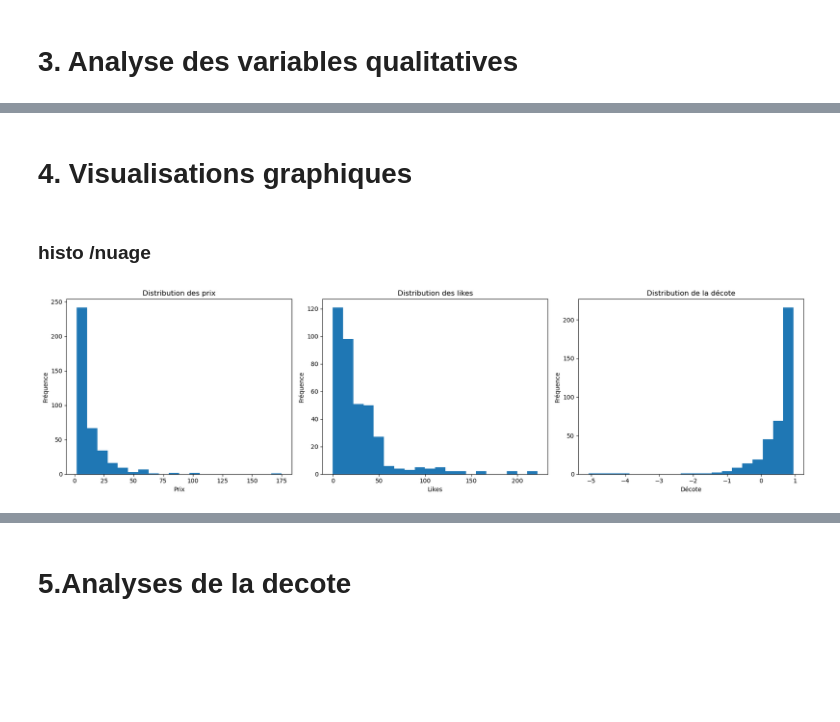
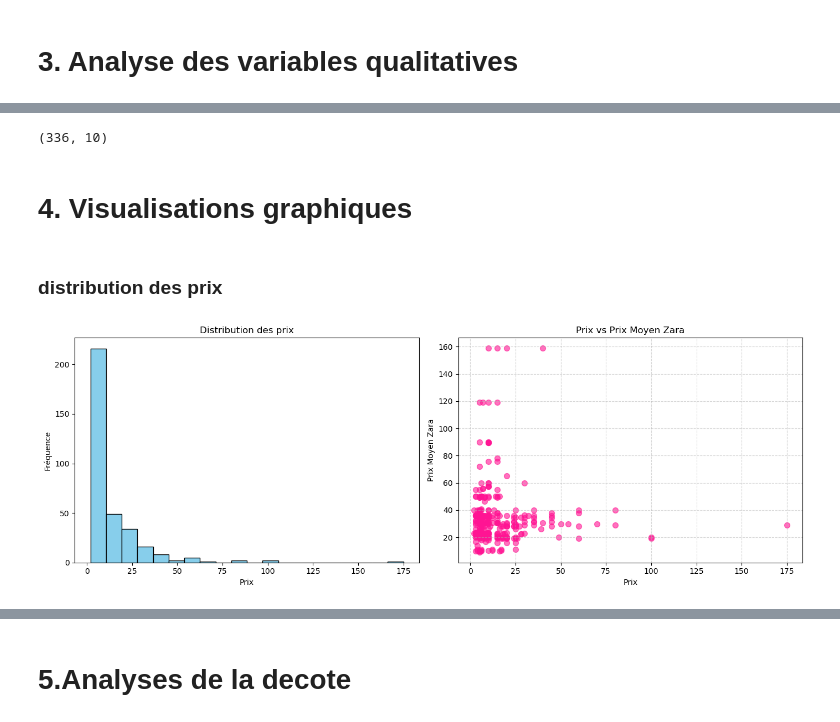
Before and after one commit to NourBouabid/Vinted-Zara-scrapping-et-analyse, a Jupyter notebook: Analyse_descriptives.ipynb, the cells around one changed output, grey strips where cells are left out. Drawn from its saved outputs; the diff is of its cells as text; code cells hidden in the pictures; blank space fills up the shorter version.

```diff
--- a/Analyse_descriptives.ipynb
+++ b/Analyse_descriptives.ipynb
@@ -85,28 +81,74 @@ Name: count, dtype: int64
+# %%
+# ===== FILTRAGE DES GROUPES AVEC AU MOINS 10 OBSERVATIONS =====
+
+# Catégories fréquentes
+categories_valides = Dataset_final["categorie"].value_counts()
+categories_valides = categories_valides[categories_valides >= 10].index
+
+# Matières fréquentes
+matieres_valides = Dataset_final["matiere"].value_counts()
+matieres_valides = matieres_valides[matieres_valides >= 10].index
+
+# Couleurs fréquentes
+couleurs_valides = Dataset_final["couleur"].value_counts()
+couleurs_valides = couleurs_valides[couleurs_valides >= 10].index
+
+# États fréquents
+etats_valides = Dataset_final["etat"].value_counts()
+etats_valides = etats_valides[etats_valides >= 10].index
+
+# Dataset filtré
+Dataset_filtre = Dataset_final[
+    (Dataset_final["categorie"].isin(categories_valides)) &
+    (Dataset_final["matiere"].isin(matieres_valides)) &
+    (Dataset_final["couleur"].isin(couleurs_valides)) &
+    (Dataset_final["etat"].isin(etats_valides))
+]
+
+print(Dataset_filtre.shape)
+# %% [output]
+(336, 10)
 # %% [markdown]
 # 4. Visualisations graphiques
-# %% [markdown]
-###  histo /nuage
+# %% [markdown]
+### distribution des prix
 # %%
-# Création d'une figure avec 2 sous-graphiques
-fig, ax = plt.subplots(1, 3, figsize=(18,5))
-# Histogramme des prix
-ax[0].hist(Dataset_final["prix"], bins=20)
+# Conversion en valeurs numériques
+Dataset_filtre["prix"] = pd.to_numeric(Dataset_filtre["prix"], errors="coerce")
+Dataset_filtre["prix_moyen_zara"] = pd.to_numeric(Dataset_filtre["prix_moyen_zara"], errors="coerce")
+
+# Création de la figure
+fig, ax = plt.subplots(1, 2, figsize=(14,5))
+
+# Histogramme
+ax[0].hist(
+    Dataset_filtre["prix"].dropna(),
+    bins=20,
+    color="skyblue",
+    edgecolor="black"
+)
+
 ax[0].set_title("Distribution des prix")
 ax[0].set_xlabel("Prix")
 ax[0].set_ylabel("Fréquence")
-# Histogramme des likes
-ax[1].hist(Dataset_final["likes"], bins=20)
-ax[1].set_title("Distribution des likes")
-ax[1].set_xlabel("Likes")
-ax[1].set_ylabel("Fréquence")
-# Histogramme de la décote
-ax[2].hist(Dataset_final["decote"], bins=20)
-ax[2].set_title("Distribution de la décote")
-ax[2].set_xlabel("Décote")
-ax[2].set_ylabel("Fréquence")
+
+# Vrai nuage de points
+ax[1].scatter(
+    Dataset_filtre["prix"],
+    Dataset_filtre["prix_moyen_zara"],
+    alpha=0.6,
+    s=50,
+    color="deeppink"
+)
+
+ax[1].set_title("Prix vs Prix Moyen Zara")
+ax[1].set_xlabel("Prix")
+ax[1].set_ylabel("Prix Moyen Zara")
+
+ax[1].grid(True, linestyle="--", alpha=0.5)
 
 plt.tight_layout()
 plt.show()
 # %% [output]
-[figure, old version]
+[figure, new version]
 # %%
```
Also changed, not shown: parts of 17 cells of this notebook.
